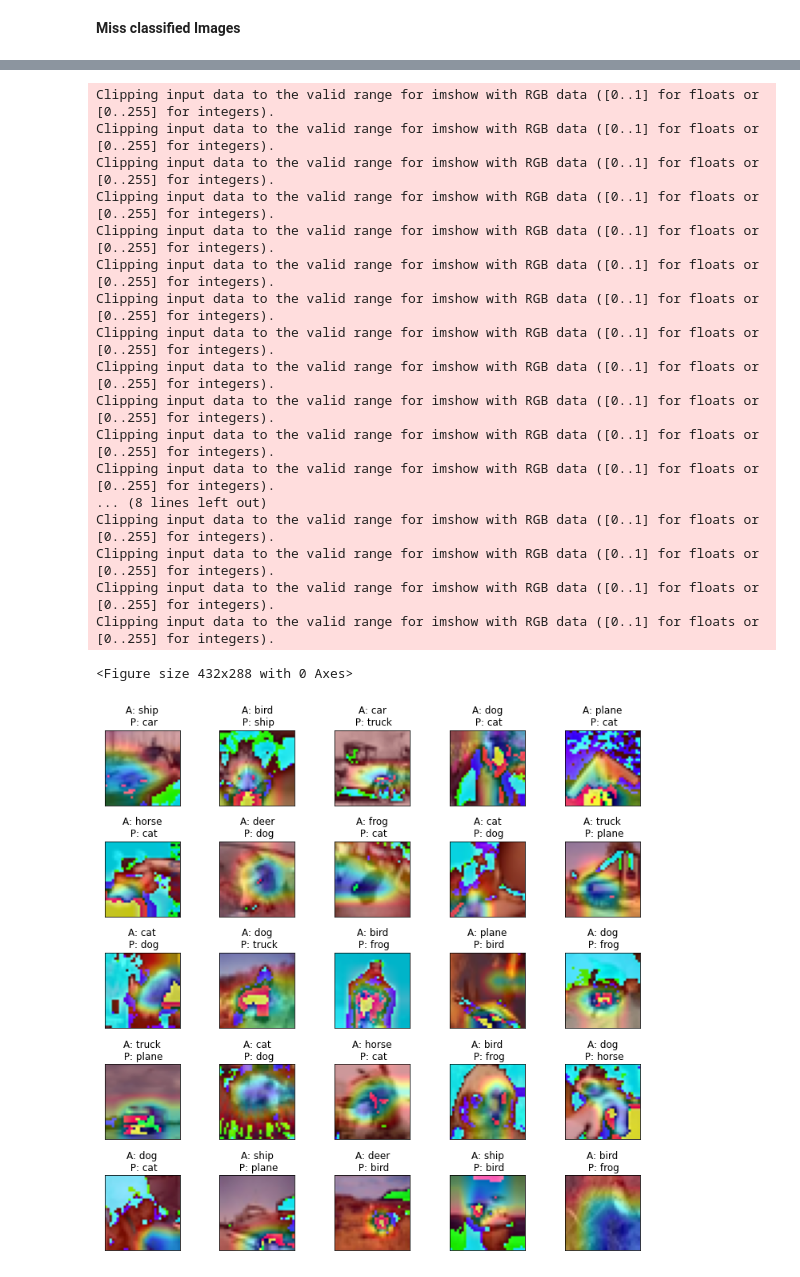
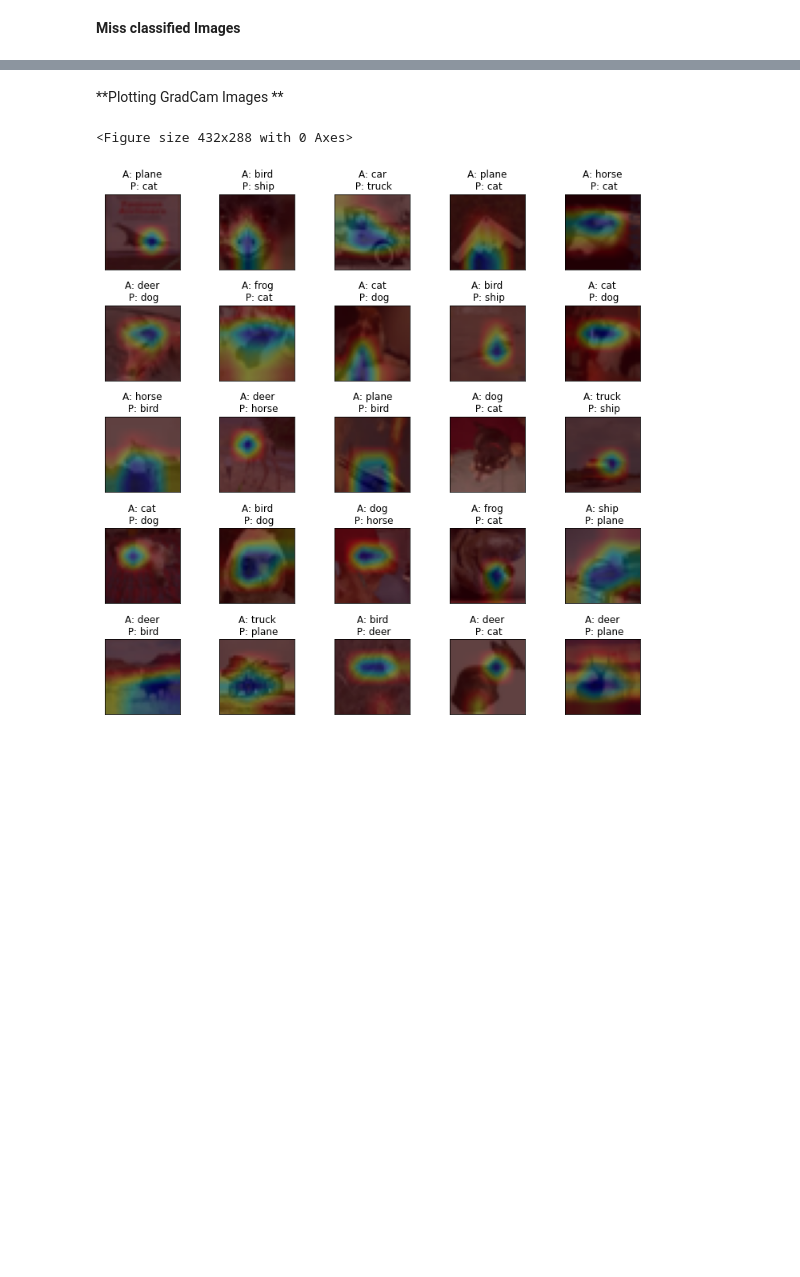
Before and after one commit to Madhusudhanbandi/EVA-S10, a Jupyter notebook: EVA_S10_ASSIG.ipynb, the cells around one changed output, grey strips where cells are left out. Saved outputs shown, nothing was run; the diff lists cells and outputs as text; code cells hidden in the pictures; blank space fills up the shorter version.

```diff
--- a/EVA_S10_ASSIG.ipynb
+++ b/EVA_S10_ASSIG.ipynb
@@ -280,47 +284,35 @@ Clipping input data to the valid range for imshow with RGB data ([0..1] for floa
+# %% [markdown]
+**Plotting GradCam Images **
 # %%
 
 if __name__ == '__main__':
     use_cuda = torch.cuda.is_available()
     fig = plt.figure()
     fig = plt.figure(figsize=(10, 10))
     for i,imgn in enumerate(imgs25):
       model.eval()
-      imgn=((imgn/2)+0.5)
+
+      imgn=((imgn*0.25)+0.5)
+      # imgn=(imgn*255)
+      # print(imgn)
       img=imgn.permute(1, 2, 0).numpy()
       #getting last conv layer
       m = get_last_conv(model)
       target_layer = [m]
       Grad_cams = Grad_Cam(model,target_layer,use_cuda)
       grad_cam_list  = Grad_cams(img)
       #target_layer corresponding grad_cam_list
-      superimposed_img = (img  + grad_cam_list[0]  ).astype(int)
+      superimposed_img = (img + grad_cam_list[0] *0.5 ).astype(int)
 
 
       plt.subplot(5,5,i+1)
       plt.tight_layout()
 
       plt.imshow(superimposed_img)
       plt.title('A: {}\n P: {}'.format( classes[incorrect_images25_label[i]],classes[incorrect_images25_predl[i]]))
 
       plt.xticks([])
       plt.yticks([])
 # %% [output]
-Clipping input data to the valid range for imshow with RGB data ([0..1] for floats or [0..255] for integers).
-Clipping input data to the valid range for imshow with RGB data ([0..1] for floats or [0..255] for integers).
-Clipping input data to the valid range for imshow with RGB data ([0..1] for floats or [0..255] for integers).
-Clipping input data to the valid range for imshow with RGB data ([0..1] for floats or [0..255] for integers).
-Clipping input data to the valid range for imshow with RGB data ([0..1] for floats or [0..255] for integers).
-Clipping input data to the valid range for imshow with RGB data ([0..1] for floats or [0..255] for integers).
-Clipping input data to the valid range for imshow with RGB data ([0..1] for floats or [0..255] for integers).
-Clipping input data to the valid range for imshow with RGB data ([0..1] for floats or [0..255] for integers).
-Clipping input data to the valid range for imshow with RGB data ([0..1] for floats or [0..255] for integers).
-Clipping input data to the valid range for imshow with RGB data ([0..1] for floats or [0..255] for integers).
-Clipping input data to the valid range for imshow with RGB data ([0..1] for floats or [0..255] for integers).
-Clipping input data to the valid range for imshow with RGB data ([0..1] for floats or [0..255] for integers).
-... (8 lines left out)
-Clipping input data to the valid range for imshow with RGB data ([0..1] for floats or [0..255] for integers).
-Clipping input data to the valid range for imshow with RGB data ([0..1] for floats or [0..255] for integers).
-Clipping input data to the valid range for imshow with RGB data ([0..1] for floats or [0..255] for integers).
-Clipping input data to the valid range for imshow with RGB data ([0..1] for floats or [0..255] for integers).
+<Figure size 432x288 with 0 Axes>
-<Figure size 432x288 with 0 Axes>
-[figure, old version]
+[figure, new version]
```
Also changed, not shown: parts of 5 cells of this notebook.
